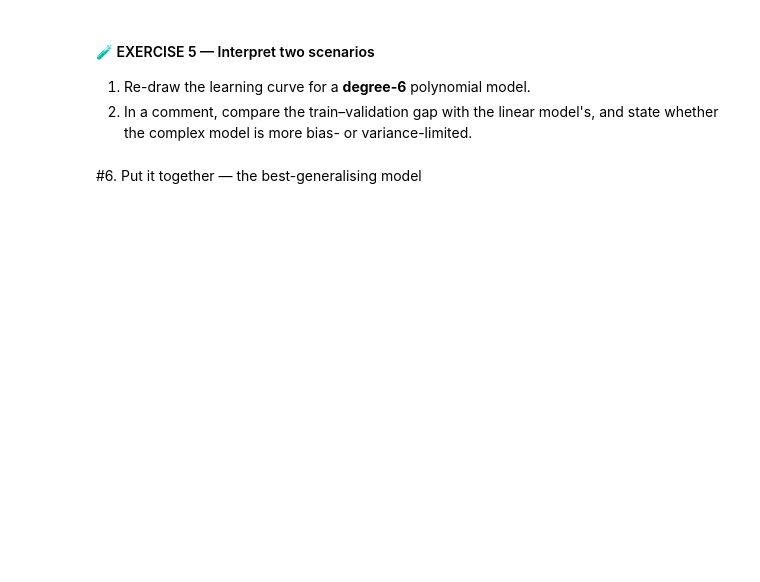
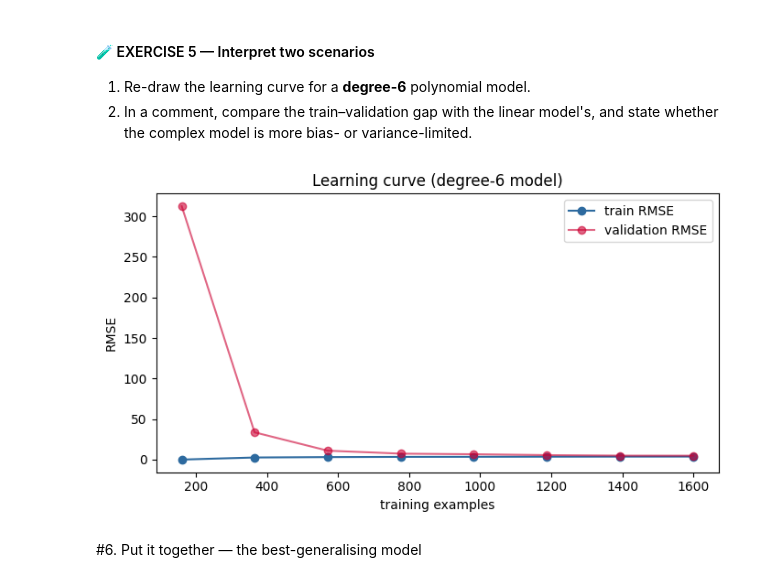
Before and after one commit to prameela2k2/NASSCOM-Training-VEDIC, a Jupyter notebook: Day 6 [16-06-2026]/U13_Optimization_BiasVariance_Lab.ipynb, the cells around one changed output. Drawn from its saved outputs; the diff is of its cells as text; code cells hidden in the pictures; blank space fills up the shorter version.

```diff
--- a/Day 6 [16-06-2026]/U13_Optimization_BiasVariance_Lab.ipynb
+++ b/Day 6 [16-06-2026]/U13_Optimization_BiasVariance_Lab.ipynb
@@ -221,3 +278,22 @@ print('Both errors high and close => more bias-limited than variance-limited her
+# %%
+# 1. learning curve for a degree-6 pipeline
+# YOUR CODE HERE
+from sklearn.model_selection import learning_curve
+sizes, train_sc, val_sc = learning_curve(
+    make_pipeline(PolynomialFeatures(6), StandardScaler(), LinearRegression()),
+    X, y, cv=5, scoring='neg_root_mean_squared_error',
+    train_sizes=np
+    .linspace(0.1, 1.0, 8), random_state=0)
+fig, ax = plt.subplots(figsize=(7, 4))
+ax.plot(sizes, -train_sc.mean(1), 'o-', label='train RMSE', color='#2D6A9F')
+ax.plot(sizes, -val_sc.mean(1), 'o-', label='validation RMSE', color='#C039'
+ax.set_xlabel('training examples'); ax.set_ylabel('RMSE')
+ax.set_title('Learning curve (degree-6 model)'); ax.legend(); plt.tight_layout(); plt.show()
+
+
+# 2. bias- or variance-limited? ...   (comment)
+# %% [output]
+[figure, added]
 # %% [markdown]
 #6. Put it together — the best-generalising model
 # %%
```
Also changed, not shown: parts of 15 cells of this notebook, 1 other file.
